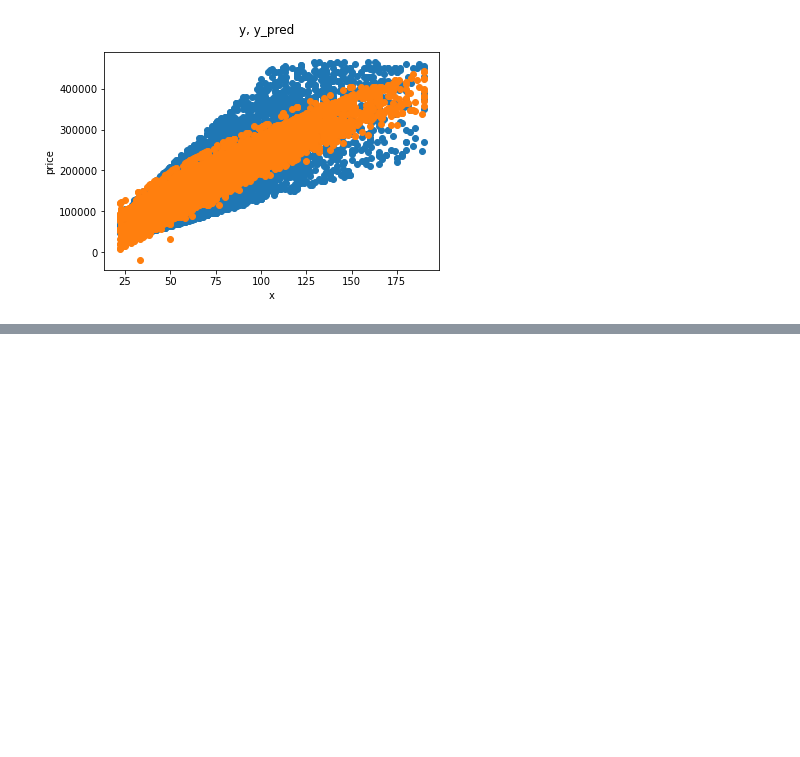
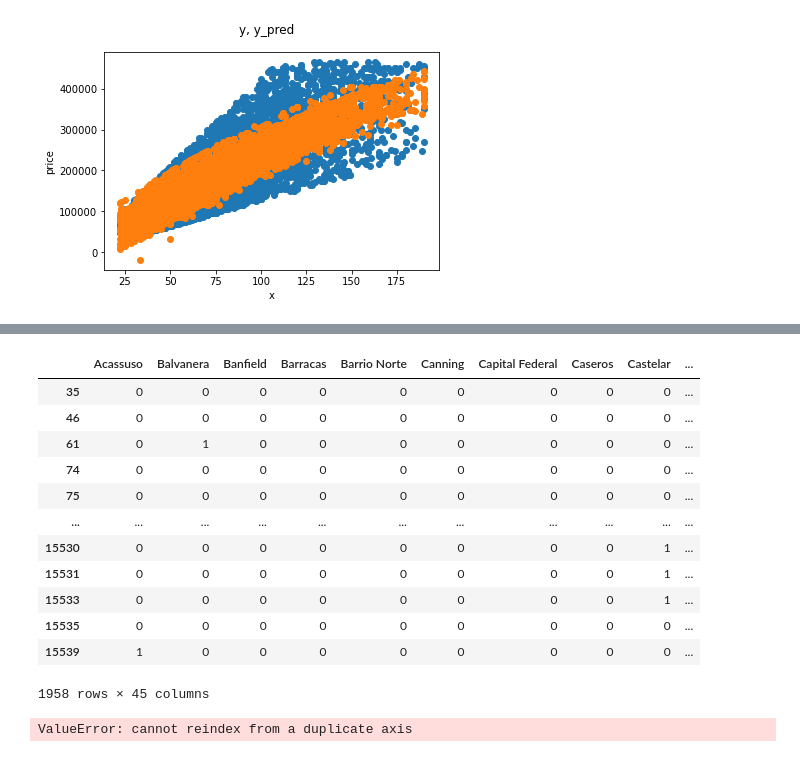
Before and after one commit to grupo4dhds/grupo4_git, a Jupyter notebook: workshop2_G4_ml.ipynb, the cells around one changed output, grey strips where cells are left out. Saved outputs shown, nothing was run; the diff lists cells and outputs as text; code cells hidden in the pictures; blank space fills up the shorter version.

Commit message:
check for errors

```diff
--- a/workshop2_G4_ml.ipynb
+++ b/workshop2_G4_ml.ipynb
@@ -79,6 +79,12 @@ dame dos datasets, ya filtrados
 # separame el eje x, de cualquier de los dos datasets
 # armame una serie de cada valor real/predicho
 """;
+def variables_feature(frame):
+    frame['sup_total_pow2'] = frame.surface_total_in_m2 * frame.surface_total_in_m2
+    frame['sup_descubierta'] = frame.surface_total_in_m2 - frame.surface_covered_in_m2
+    frame['sup_descubierta_pct'] = frame.sup_descubierta / frame.surface_total_in_m2 *100
+    frame = frame.drop('sup_descubierta', axis=1)
+    return frame
 # %%
 data = pd.read_csv('data_apartment_5_final.csv')
 data.drop(list(data.columns)[0], axis=1, inplace=True)
@@ -156,11 +162,7 @@ data
 | 15941 | apartment | El Palomar | Bs.As. G.B.A. Zona Oeste | 68000.0 | USD | 42.0 | 42.0 | ... |
 11998 rows × 11 columns
 # %%
-data['sup_total_pow2'] = data.surface_total_in_m2 * data.surface_total_in_m2
-data['sup_descubierta'] = data.surface_total_in_m2 - data.surface_covered_in_m2
-data['sup_descubierta_pct'] = data.sup_descubierta / data.surface_total_in_m2 *100
-
-data = data.drop('sup_descubierta', axis=1)
+data = variables_feature(data)
 
 dummy_place = pd.get_dummies(data['place_name_2'], drop_first=True)
 df = data_info(dummy_place)['columna']
@@ -359,0 +343,3 @@ data
+# %%
+serie_same = pd.Series(Dicto['dummy_place'][0])
+serie_same
@@ -359,0 +364,12 @@ data
+# %%
+muestra = pd.read_csv('muestra_currency_nan.csv')
+muestra = muestra.drop(list(muestra.columns)[0], axis=1)
+mask_1 = muestra.property_type == 'apartment'
+mask_2 = muestra.place_name.isin(serie_same)
+
+muestra = muestra[mask_1 & mask_2]
+
+
+
+muestra = variables_feature(muestra)
+muestra
@@ -359,0 +390,38 @@ data
+# %%
+dummy_place_sample = pd.get_dummies(muestra.place_name)
+dummy_place_sample
+# %% [output]
+|  | Acassuso | Balvanera | Banfield | Barracas | Barrio Norte | Canning | Capital Federal | Caseros | Castelar | ... |
+| 35 | 0 | 0 | 0 | 0 | 0 | 0 | 0 | 0 | 0 | ... |
+| 46 | 0 | 0 | 0 | 0 | 0 | 0 | 0 | 0 | 0 | ... |
+| 61 | 0 | 1 | 0 | 0 | 0 | 0 | 0 | 0 | 0 | ... |
+| 74 | 0 | 0 | 0 | 0 | 0 | 0 | 0 | 0 | 0 | ... |
+| 75 | 0 | 0 | 0 | 0 | 0 | 0 | 0 | 0 | 0 | ... |
+| ... | ... | ... | ... | ... | ... | ... | ... | ... | ... | ... |
+| 15530 | 0 | 0 | 0 | 0 | 0 | 0 | 0 | 0 | 1 | ... |
+| 15531 | 0 | 0 | 0 | 0 | 0 | 0 | 0 | 0 | 1 | ... |
+| 15533 | 0 | 0 | 0 | 0 | 0 | 0 | 0 | 0 | 1 | ... |
+| 15535 | 0 | 0 | 0 | 0 | 0 | 0 | 0 | 0 | 0 | ... |
+| 15539 | 1 | 0 | 0 | 0 | 0 | 0 | 0 | 0 | 0 | ... |
+1958 rows × 45 columns
+# %%
+data_check = pd.read_csv('data_apartment_4_statistic.csv')
+data_check = data_check.rename({'Unnamed: 0':'place_name'}, axis=1)
+data_check.set_index('place_name', inplace=True)
+
+apartment_mean = data_check['apartment_mean_surface_total_in_m2'].dropna()
+lista_place_name = apartment_mean.index
+lista_apartment_mean = apartment_mean.values
+
+for i, elemento in enumerate(lista_place_name):
+    mascara_iter_1 = data['property_type'] == 'apartment'
+    #muestra.loc[mascara_iter_1 & (muestra.place_name == elemento), 'above_mean'] = np.array((muestra.loc[mascara_iter_1 & (muestra.place_name == elemento), 'surface_total_in_m2']) >= lista_apartment_mean[i]).astype(int)
+    np.array((muestra.loc[mascara_iter_1 & (muestra.place_name == elemento), 'surface_total_in_m2']) >= lista_apartment_mean[i]).astype(int)
+
+
+
+
+
+muestra
+# %% [output]
+ValueError: cannot reindex from a duplicate axis
```
Also changed, not shown: parts of 10 cells of this notebook.
